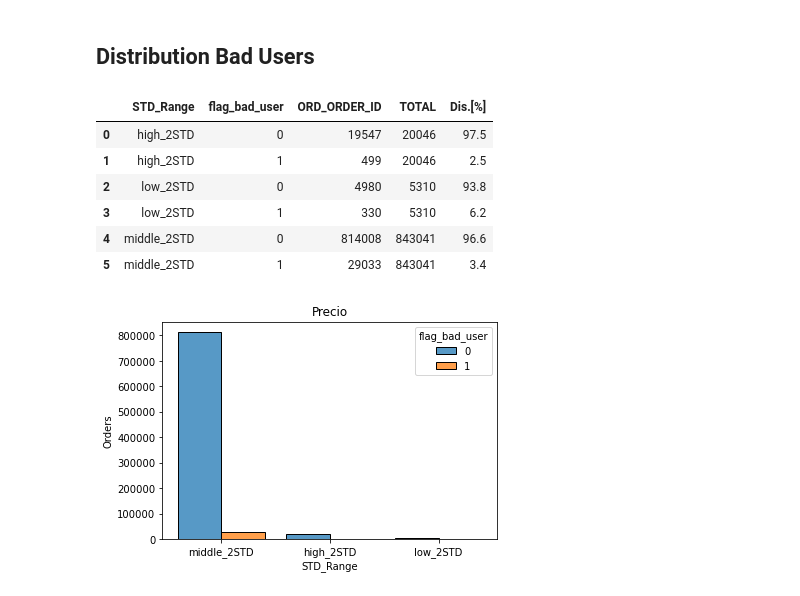
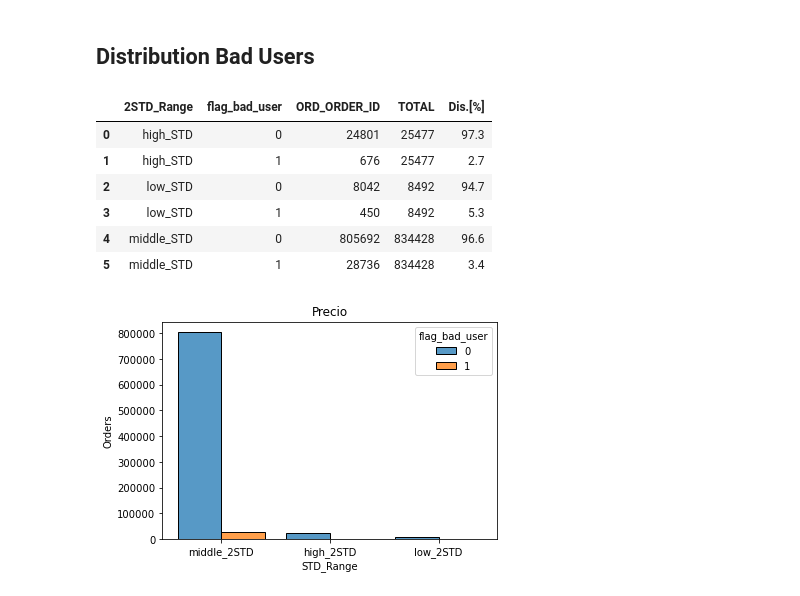
Before and after one commit to jucamuyrano/Publications-price-distribution, a Jupyter notebook: Publications.ipynb, the cells around one changed output. Cells and saved outputs as stored; diff of their text form; code cells hidden in the pictures.

```diff
--- a/Publications.ipynb
+++ b/Publications.ipynb
@@ -479,2 +526,22 @@ df['High_2STD'] = df.apply(lambda x: 1 if x['media+2std'] < x['ITE_BASE_CURRENT_
+# %%
+df_s['media+1std'] = df_s['mean'] + df_s['STDx1']
+df_s['media+1.25std'] = df_s['mean'] + df_s['STDx1.25']
+df_s['media+1.5std'] = df_s['mean'] + df_s['STDx1.5']
+df_s['media+1.75std'] = df_s['mean'] + df_s['STDx1.75']
+df_s['media+2std'] = df_s['mean'] + df_s['STDx2']
+df_s['media+2.25std'] = df_s['mean'] + df_s['STDx2.25']
+df_s['media+2.5std'] = df_s['mean'] + df_s['STDx2.5']
+df_s['media+2.75std'] = df_s['mean'] + df_s['STDx2.75']
+df_s['media+3std'] = df_s['mean'] + df_s['STDx3']
+# %%
+df_s['High_1STD'] = df_s.apply(lambda x: 1 if x['media+1std'] < x['ITE_BASE_CURRENT_PRICE'] else 0, axis=1)
+df_s['High_1.25STD'] = df_s.apply(lambda x: 1 if x['media+1.25std'] < x['ITE_BASE_CURRENT_PRICE'] else 0, axis=1)
+df_s['High_1.5STD'] = df_s.apply(lambda x: 1 if x['media+1.5std'] < x['ITE_BASE_CURRENT_PRICE'] else 0, axis=1)
+df_s['High_1.75STD'] = df_s.apply(lambda x: 1 if x['media+1.75std'] < x['ITE_BASE_CURRENT_PRICE'] else 0, axis=1)
+df_s['High_2STD'] = df_s.apply(lambda x: 1 if x['media+2std'] < x['ITE_BASE_CURRENT_PRICE'] else 0, axis=1)
+df_s['High_2.25STD'] = df_s.apply(lambda x: 1 if x['media+2.25std'] < x['ITE_BASE_CURRENT_PRICE'] else 0, axis=1)
+df_s['High_2.5STD'] = df_s.apply(lambda x: 1 if x['media+2.5std'] < x['ITE_BASE_CURRENT_PRICE'] else 0, axis=1)
+df_s['High_2.75STD'] = df_s.apply(lambda x: 1 if x['media+2.75std'] < x['ITE_BASE_CURRENT_PRICE'] else 0, axis=1)
+df_s['High_3STD'] = df_s.apply(lambda x: 1 if x['media+3std'] < x['ITE_BASE_CURRENT_PRICE'] else 0, axis=1)
 # %% [markdown]
 ## Create column flag STD_range
@@ -483 +548,11 @@ df['STD_Range'] = df.apply(lambda x:'low_2STD' if x['Low_2STD']== 1 else('high_2
+# %%
+df_s['1STD_Range'] = df_s.apply(lambda x:'low_STD' if x['Low_1STD']== 1 else('high_STD' if  x['High_1STD']==1  else 'middle_STD'),axis=1)
+df_s['1.25STD_Range'] = df_s.apply(lambda x:'low_STD' if x['Low_1.25STD']== 1 else('high_STD' if  x['High_1.25STD']==1  else 'middle_STD'),axis=1)
+df_s['1.5STD_Range'] = df_s.apply(lambda x:'low_STD' if x['Low_1.5STD']== 1 else('high_STD' if  x['High_1.5STD']==1  else 'middle_STD'),axis=1)
+df_s['1.75STD_Range'] = df_s.apply(lambda x:'low_STD' if x['Low_1.75STD']== 1 else('high_STD' if  x['High_1.75STD']==1  else 'middle_STD'),axis=1)
+df_s['2STD_Range'] = df_s.apply(lambda x:'low_STD' if x['Low_2STD']== 1 else('high_STD' if  x['High_2STD']==1  else 'middle_STD'),axis=1)
+df_s['2.25STD_Range'] = df_s.apply(lambda x:'low_STD' if x['Low_2.25STD']== 1 else('high_STD' if  x['High_2.25STD']==1  else 'middle_STD'),axis=1)
+df_s['2.5STD_Range'] = df_s.apply(lambda x:'low_STD' if x['Low_2.5STD']== 1 else('high_STD' if  x['High_2.5STD']==1  else 'middle_STD'),axis=1)
+df_s['2.75STD_Range'] = df_s.apply(lambda x:'low_STD' if x['Low_2.75STD']== 1 else('high_STD' if  x['High_2.75STD']==1  else 'middle_STD'),axis=1)
+df_s['3STD_Range'] = df_s.apply(lambda x:'low_STD' if x['Low_3STD']== 1 else('high_STD' if  x['High_3STD']==1  else 'middle_STD'),axis=1)
 # %%
@@ -526,32 +825,32 @@ sns.histplot(
 # %% [markdown]
 ## Distribution Bad Users
 # %%
-df_1=df[['STD_Range','flag_bad_user','ORD_ORDER_ID']]
+df_1=df_s[['STD_Range','flag_bad_user','ORD_ORDER_ID']]
 # %%
 gb1=df_1.groupby(['STD_Range','flag_bad_user']).count()
 gb1=gb1.reset_index()
 
 gb2=gb1[['STD_Range','ORD_ORDER_ID']].groupby(['STD_Range']).sum()
 gb2=gb2.reset_index()
 gb2['TOTAL']=gb2['ORD_ORDER_ID']
-gb2=gb2[['STD_Range','TOTAL']]
+gb2=gb2[['2STD_Range','TOTAL']]
 
 gb3 = pd.merge(left = gb1, right = gb2,
                 how = 'inner',
                 left_on='STD_Range', right_on='STD_Range')
 
 gb3['Dis.[%]']=(gb3['ORD_ORDER_ID']/gb3['TOTAL'])*100
 gb3['Dis.[%]']=gb3['Dis.[%]'].round(decimals=1)
 
 gb3
 # %% [output]
-|  | STD_Range | flag_bad_user | ORD_ORDER_ID | TOTAL | Dis.[%] |
-| 0 | high_2STD | 0 | 19547 | 20046 | 97.5 |
-| 1 | high_2STD | 1 | 499 | 20046 | 2.5 |
-| 2 | low_2STD | 0 | 4980 | 5310 | 93.8 |
-| 3 | low_2STD | 1 | 330 | 5310 | 6.2 |
-| 4 | middle_2STD | 0 | 814008 | 843041 | 96.6 |
-| 5 | middle_2STD | 1 | 29033 | 843041 | 3.4 |
+|  | 2STD_Range | flag_bad_user | ORD_ORDER_ID | TOTAL | Dis.[%] |
+| 0 | high_STD | 0 | 24801 | 25477 | 97.3 |
+| 1 | high_STD | 1 | 676 | 25477 | 2.7 |
+| 2 | low_STD | 0 | 8042 | 8492 | 94.7 |
+| 3 | low_STD | 1 | 450 | 8492 | 5.3 |
+| 4 | middle_STD | 0 | 805692 | 834428 | 96.6 |
+| 5 | middle_STD | 1 | 28736 | 834428 | 3.4 |
 # %%
 sns.histplot(
             data=df_1,
```
Also changed, not shown: parts of 47 cells of this notebook.
